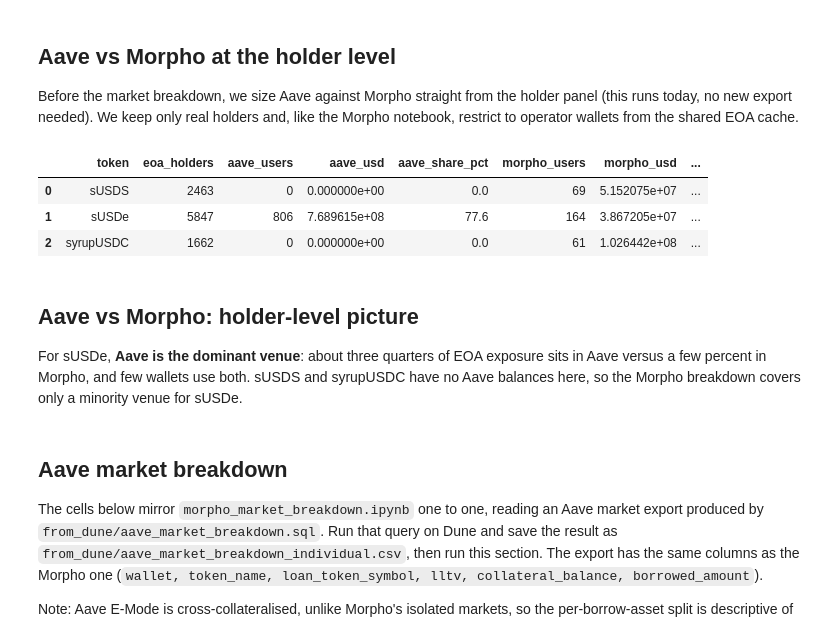
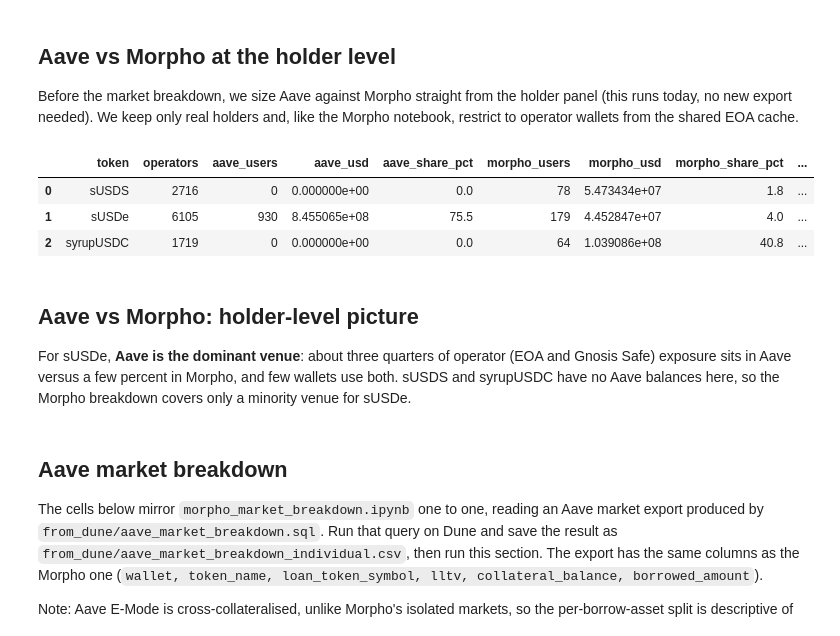
Before and after one commit to Igluminati/recursive-leverage-defi, a Jupyter notebook: analysis/meta-archetypes/aave_holder_analysis.ipynb, the cells around one changed output. Cells and saved outputs as stored; diff of their text form; code cells hidden in the pictures.

```diff
--- a/analysis/meta-archetypes/aave_holder_analysis.ipynb
+++ b/analysis/meta-archetypes/aave_holder_analysis.ipynb
@@ -43,50 +43,69 @@ CSV_FILES = {
 }
 
 address_cache = json.loads(Path("address_type_cache.json").read_text())
+safe_cache = json.loads(Path("safe_type_cache.json").read_text())
 
 frames = []
 for token, path in CSV_FILES.items():
     df = pd.read_csv(path)
     df["wallet"] = df["wallet"].str.lower().str.strip()
     if "YBS_in_aave" not in df.columns:
         df["YBS_in_aave"] = 0.0
     for col in ["YBS_wallet_balance", "YBS_in_morpho", "YBS_in_aave", "total_YBS_exposure"]:
         df[col] = pd.to_numeric(df[col], errors="coerce").fillna(0.0).clip(lower=0.0)
     df["token"] = token
-    df["is_contract"] = df["wallet"].map(address_cache.get)
+    df["is_contract"] = df["wallet"].map(address_cache)
     frames.append(df)
 
 holders = pd.concat(frames, ignore_index=True)
 holders = holders[holders["total_YBS_exposure"] > EPS]
-eoa = holders[holders["is_contract"] == False].copy()
+
+
+# an operator is an EOA or a Gnosis Safe multisig (see the operators section below)
+def operator_type(row):
+    if row["is_contract"] == False:
+        return "eoa"
+    return safe_cache.get(row["wallet"], "other_contract")
+
+
+def has_balance(row):
+    return (row["YBS_wallet_balance"] > EPS) or (
+        row["YBS_in_morpho"] + row["YBS_in_aave"] > EPS
+    )
+
+
+holders["optype"] = holders.apply(operator_type, axis=1)
+op = holders[holders["optype"].isin(["eoa", "safe"])].copy()
+op = op[op.apply(has_balance, axis=1)]
 
 rows = []
-for token, g in eoa.groupby("token"):
+for token, g in op.groupby("token"):
     total = g["total_YBS_exposure"].sum()
     on_aave = g["YBS_in_aave"] > EPS
     on_morpho = g["YBS_in_morpho"] > EPS
     rows.append({
         "token": token,
-        "eoa_holders": len(g),
+        "operators": len(g),
         "aave_users": int(on_aave.sum()),
         "aave_usd": g.loc[on_aave, "YBS_in_aave"].sum(),
         "aave_share_pct": round(100 * g.loc[on_aave, "YBS_in_aave"].sum() / total, 1) if total else 0.0,
         "morpho_users": int(on_morpho.sum()),
         "morpho_usd": g.loc[on_morpho, "YBS_in_morpho"].sum(),
         "morpho_share_pct": round(100 * g.loc[on_morpho, "YBS_in_morpho"].sum() / total, 1) if total else 0.0,
+        "on_both": int((on_aave & on_morpho).sum()),
     })
 
 holder_summary = pd.DataFrame(rows).sort_values("token")
 holder_summary
 # %% [output]
-|  | token | eoa_holders | aave_users | aave_usd | aave_share_pct | morpho_users | morpho_usd | ... |
-| 0 | sUSDS | 2463 | 0 | 0.000000e+00 | 0.0 | 69 | 5.152075e+07 | ... |
-| 1 | sUSDe | 5847 | 806 | 7.689615e+08 | 77.6 | 164 | 3.867205e+07 | ... |
-| 2 | syrupUSDC | 1662 | 0 | 0.000000e+00 | 0.0 | 61 | 1.026442e+08 | ... |
+|  | token | operators | aave_users | aave_usd | aave_share_pct | morpho_users | morpho_usd | morpho_share_pct | ... |
+| 0 | sUSDS | 2716 | 0 | 0.000000e+00 | 0.0 | 78 | 5.473434e+07 | 1.8 | ... |
+| 1 | sUSDe | 6105 | 930 | 8.455065e+08 | 75.5 | 179 | 4.452847e+07 | 4.0 | ... |
+| 2 | syrupUSDC | 1719 | 0 | 0.000000e+00 | 0.0 | 64 | 1.039086e+08 | 40.8 | ... |
 # %% [markdown]
 ## Aave vs Morpho: holder-level picture
 
-For sUSDe, **Aave is the dominant venue**: about three quarters of EOA exposure sits in
+For sUSDe, **Aave is the dominant venue**: about three quarters of operator (EOA and Gnosis Safe) exposure sits in
 Aave versus a few percent in Morpho, and few wallets use both. sUSDS and syrupUSDC have no
 Aave balances here, so the Morpho breakdown covers only a minority venue for sUSDe.
 # %% [markdown]
```
Also changed, not shown: 6 other files.
